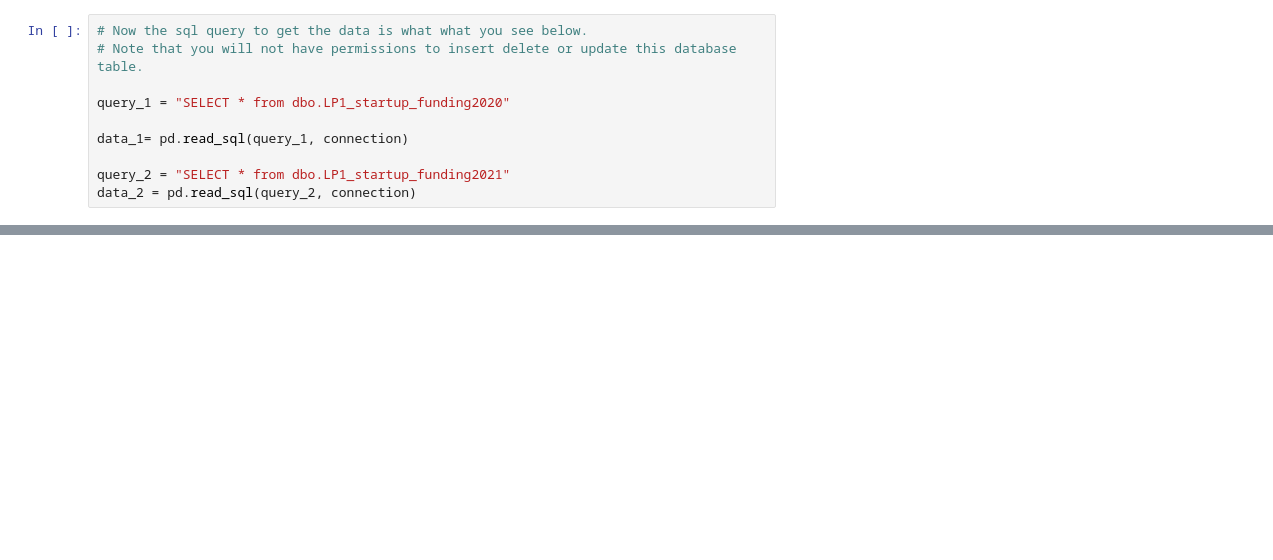
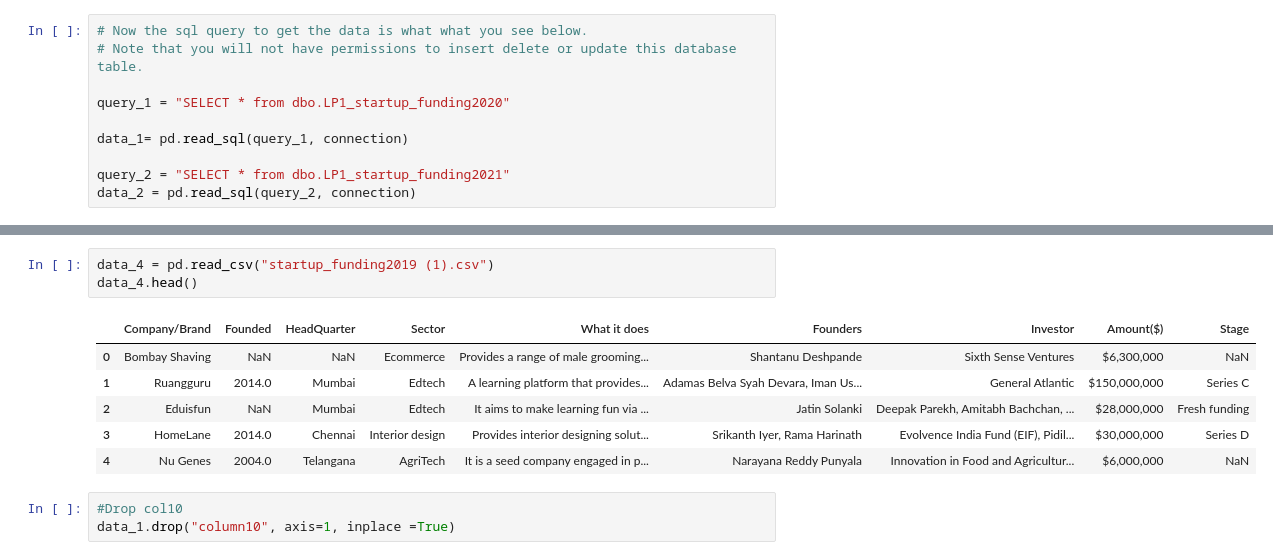
Before and after one commit to MumoMutiso/A-data-analysis-project, a Jupyter notebook: notebook.ipynb, the cells around one changed output, grey strips where cells are left out. Cells and saved outputs as stored; diff of their text form; blank space fills up the shorter version.

```diff
--- a/notebook.ipynb
+++ b/notebook.ipynb
@@ -83,0 +80,13 @@ data_2
+# %%
+data_4 = pd.read_csv("startup_funding2019 (1).csv")
+data_4.head()
+# %% [output]
+|  | Company/Brand | Founded | HeadQuarter | Sector | What it does | Founders | Investor | Amount($) | Stage |
+| 0 | Bombay Shaving | NaN | NaN | Ecommerce | Provides a range of male grooming... | Shantanu Deshpande | Sixth Sense Ventures | $6,300,000 | NaN |
+| 1 | Ruangguru | 2014.0 | Mumbai | Edtech | A learning platform that provides... | Adamas Belva Syah Devara, Iman Us... | General Atlantic | $150,000,000 | Series C |
+| 2 | Eduisfun | NaN | Mumbai | Edtech | It aims to make learning fun via ... | Jatin Solanki | Deepak Parekh, Amitabh Bachchan, ... | $28,000,000 | Fresh funding |
+| 3 | HomeLane | 2014.0 | Chennai | Interior design | Provides interior designing solut... | Srikanth Iyer, Rama Harinath | Evolvence India Fund (EIF), Pidil... | $30,000,000 | Series D |
+| 4 | Nu Genes | 2004.0 | Telangana | AgriTech | It is a seed company engaged in p... | Narayana Reddy Punyala | Innovation in Food and Agricultur... | $6,000,000 | NaN |
+# %%
+#Drop col10
+data_1.drop("column10", axis=1, inplace =True)
```
Also changed, not shown: parts of 17 cells of this notebook, 3 other files.
